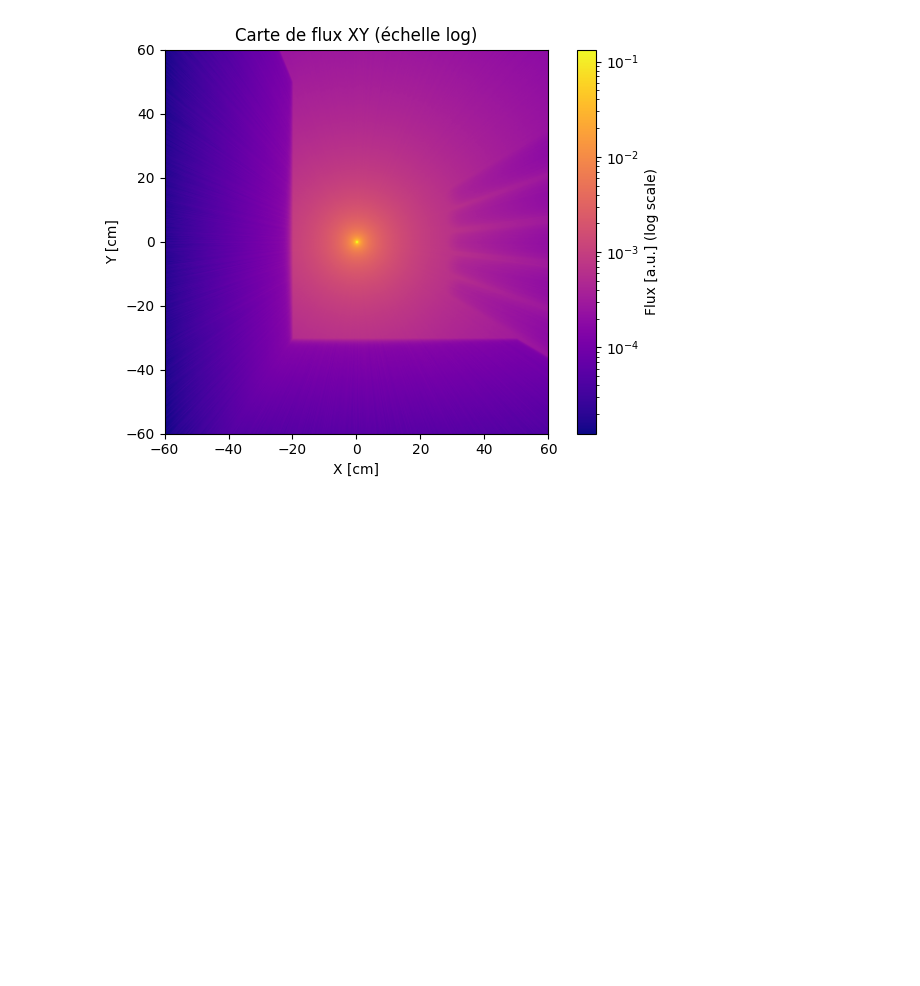
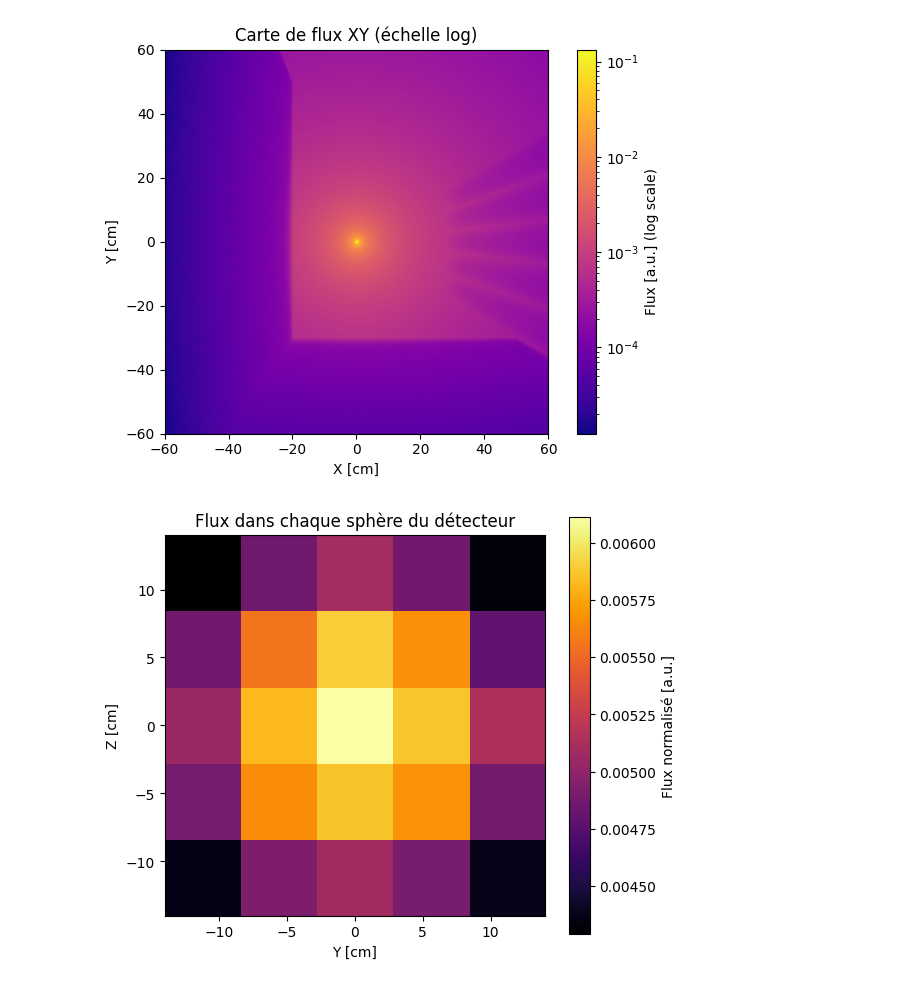
Before and after one commit to simonfouc120/open-mc-project, a Jupyter notebook: src/studies/simulation_cs_137_various_detectors/cesium_various_det.ipynb, the cells around one changed output. Cells and saved outputs as stored; diff of their text form; code cells hidden in the pictures; blank space fills up the shorter version.

Commit message:
feat:add_imshow

```diff
--- a/src/studies/simulation_cs_137_various_detectors/cesium_various_det.ipynb
+++ b/src/studies/simulation_cs_137_various_detectors/cesium_various_det.ipynb
@@ -78,9 +78,10 @@ source_cell = openmc.Cell(name="source_cell")
 source_cell.fill = CS137_MATERIAL
 source_cell.region = -sphere
 
-detector_cell = openmc.Cell(name="detector_cell")
-detector_cell.fill = CDTE_MATERIAL
-detector_cell.region = detector
+detector_cells = []
+for idx, sph in enumerate(detector_spheres):
+    cell = openmc.Cell(name=f"detector_sphere_{idx}", fill=CDTE_MATERIAL, region=-sph)
+    detector_cells.append(cell)
 
 wall_cell_1 = openmc.Cell(name="lead wall east", fill=LEAD_MATERIAL, region=wall_region_1)
 wall_cell_2 = openmc.Cell(name="lead wall south", fill=LEAD_MATERIAL, region=wall_region_2)
@@ -88,7 +89,8 @@ wall_cell_2 = openmc.Cell(name="lead wall south", fill=LEAD_MATERIAL, region=wal
 # Air cell (everything else inside the outer boundary, minus source, detector, and wall)
 void_cell = openmc.Cell(name="air_cell", fill=AIR_MATERIAL, region=void_region)
 
-universe = openmc.Universe(cells=[source_cell, detector_cell, wall_cell_1, wall_cell_2, void_cell])
+universe = openmc.Universe(cells=[source_cell, wall_cell_1, wall_cell_2, void_cell])
+universe.add_cells(detector_cells)
 geometry = openmc.Geometry(universe)
 # %%
 # Création de la source
@@ -112,6 +114,17 @@ particle_filter = openmc.ParticleFilter(['photon'])
 mesh_tally.filters = [mesh_filter, particle_filter]
 mesh_tally.scores = ['flux']
 tallies = openmc.Tallies([mesh_tally])
+# %%
+sphere_tallies = []
+for idx, cell in enumerate(detector_cells):
+    tally = openmc.Tally(name=f"flux_sphere_{idx}")
+    tally.filters = [openmc.CellFilter(cell), openmc.ParticleFilter(['photon'])]
+    tally.scores = ['flux']
+    sphere_tallies.append(tally)
+
+# 4. Ajouter les tallies à la collection
+for tally in sphere_tallies:
+    tallies.append(tally)
 # %%
 # Configuration de la simulation
 settings = openmc.Settings()
@@ -295,3 +308,28 @@ plt.savefig(CWD / "mesh_tally.png")
 plt.show()
 # %% [output]
 [figure]
+# %%
+sp = openmc.StatePoint(f"statepoint.{batches_number}.h5")
+sphere_fluxes = []
+for idx in range(len(detector_cells)):
+    tally = sp.get_tally(name=f"flux_sphere_{idx}")
+    flux = tally.mean.flatten()[0] / source.strength
+    sphere_fluxes.append(flux)
+
+# Recréer la grille spatiale des sphères
+lattice_size = 5
+flux_grid = np.array(sphere_fluxes).reshape((lattice_size, lattice_size))
+
+# Affichage imshow
+plt.figure(figsize=(6,5))
+im = plt.imshow(flux_grid, origin='lower', cmap='inferno',
+                extent=[start_y, start_y + (lattice_size-1)*spacing,
+                        start_z, start_z + (lattice_size-1)*spacing])
+plt.colorbar(im, label='Flux normalisé [a.u.]')
+plt.title('Flux dans chaque sphère du détecteur')
+plt.xlabel('Y [cm]')
+plt.ylabel('Z [cm]')
+plt.tight_layout()
+plt.show()
+# %% [output]
+[figure, added]
```
Also changed, not shown: parts of 3 cells of this notebook.
